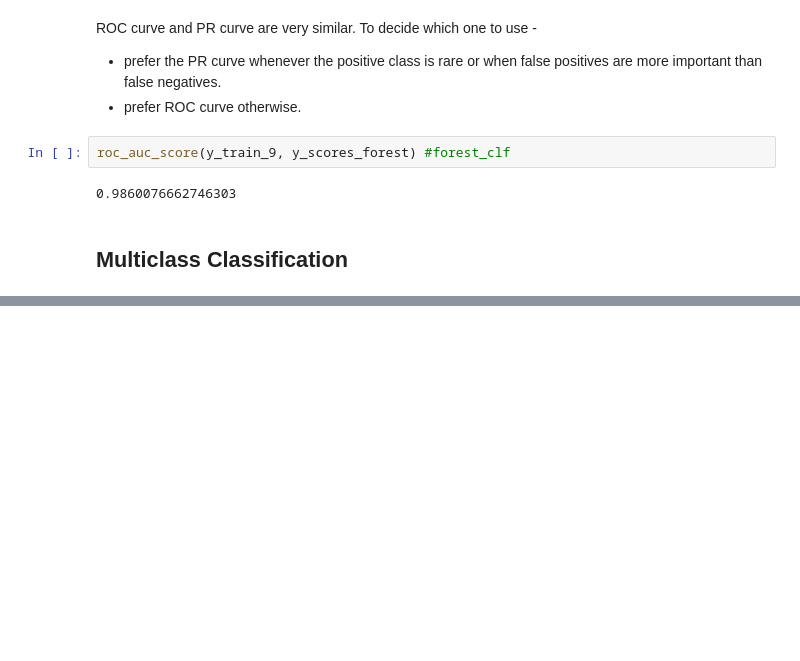
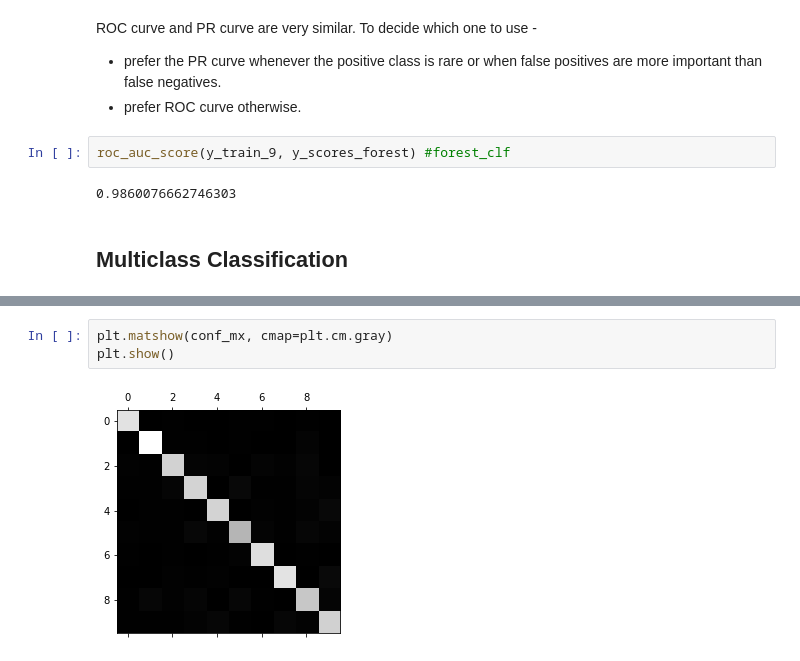
Before and after one commit to Diksha65/Programs, a Jupyter notebook: ML_Using_Python/Classification.ipynb, the cells around one changed output, grey strips where cells are left out. Cells and saved outputs as stored; diff of their text form; blank space fills up the shorter version.

```diff
--- a/ML_Using_Python/Classification.ipynb
+++ b/ML_Using_Python/Classification.ipynb
@@ -351,0 +467,5 @@ roc_auc_score(y_train_9, y_scores_forest) #forest_clf
+# %%
+plt.matshow(conf_mx, cmap=plt.cm.gray)
+plt.show()
+# %% [output]
+[figure, added]
```
Also changed, not shown: parts of 27 cells of this notebook, 1 other file.
